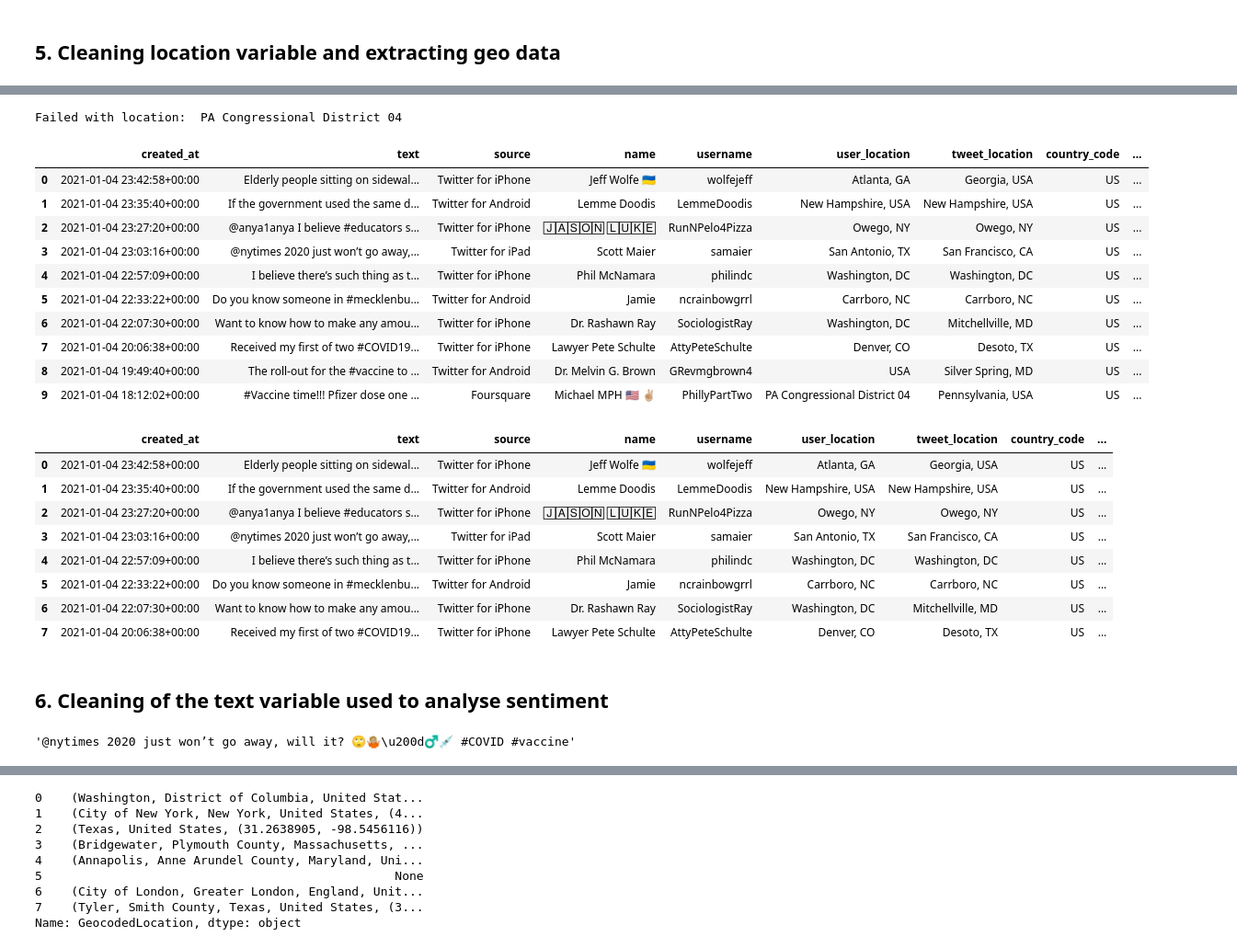
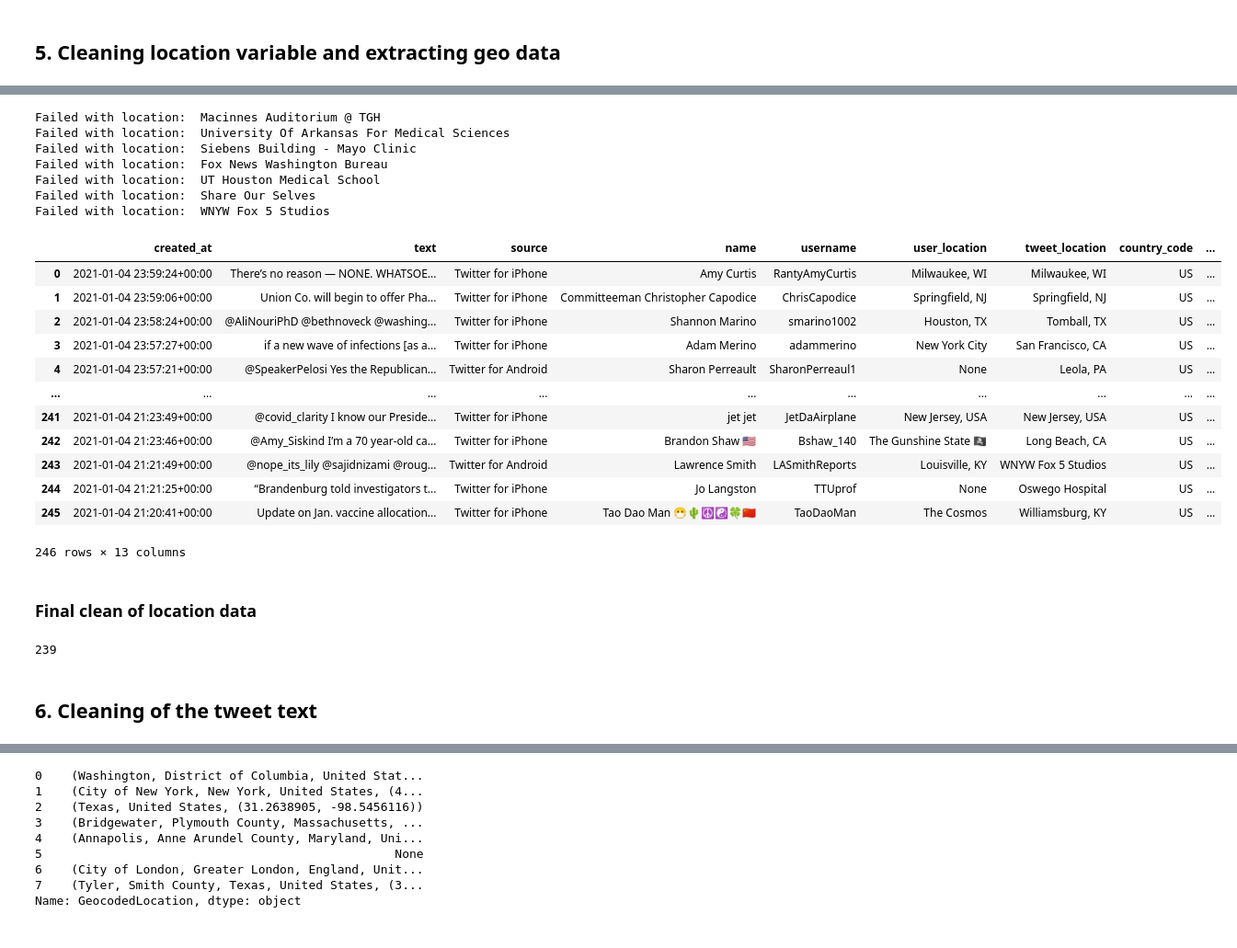
Before and after one commit to ChristianFogtdal/2Heste, a Jupyter notebook: Exam Project/Actual Exam project.ipynb, the cells around one changed output, grey strips where cells are left out. Shown: that part at 92% size. Drawn from its saved outputs; the diff is of its cells as text; code cells hidden in the pictures.

```diff
--- a/Exam Project/Actual Exam project.ipynb
+++ b/Exam Project/Actual Exam project.ipynb
@@ -133,9 +155,16 @@ tweets_df
 # %%
 def cleaner(document_location):
+    """
+    Cleaning location variable for:
+    mentions (@user),
+    removes "#",
+    removes everything after "/" since some users has multiple locations split by "/", - we take the first location.
+    try/except is used since the used method cannot be applied on empty values.
+    """
     try:
-        #document_location = document_location.lower() #To lower case
         document_location = re.sub(r'@[^\s]+','',document_location) #removes @user
         document_location = re.sub(r'#[^\s]+','',document_location) #removes #hashtag
+        document_location = re.sub(r'\/.*$','',document_location) #removes everything after / since some has multiple "homes", - we take the first
         #document_location = re.sub(r'[\d-]','',document_location) #removes digits
         #document_location = re.sub(r'[^\w\s]','', document_location) #Remove non-alphanumeric characters
         return document_location
@@ -159,44 +192,62 @@ tweets_df
 # %%
-geolocator = Nominatim(user_agent="geoapiExercises")
+geolocator = Nominatim(user_agent="Christian Fogtdal, Student at Copenhagen University, rxw556@alumni.ku.dk")
 
 def city_state_country(row):
-    coord = f"{row['user_location']}"
-    sleep(0.5)
+    """
+    Using Nomatim API to get consistant data of city/state/country from a given country string,
+    - problem was that Twitter users either has "city, state" or "state, country", or something even less usable since location is a free text field.
+
+    The code iterates over each row, and extracts city/state/country if applicable.
+    Sleep time is set to 1 second. - This is requested by the provider.
+    If not applicable the code returns the input.
+    """
+    coord = f"{row['tweet_location']}"
+    sleep(1) #Nomatim is free to use, but requires users to only request 60x/min
     location = geolocator.geocode(coord,exactly_one=True, addressdetails=True)
     if not location:
         # if you see many in a row, it's probably Nominatim blocking you.
         # if it's just every once in a while, there were just some bad results.
         print('Failed with location: ', coord)
         row['city'], row['state'], row['country'] = None, None, None
         return row
     address = location.raw['address']
     city = address.get('city', '')
     state = address.get('state', '')
     country = address.get('country', '')
     row['city'] = city
     row['state'] = state
     row['country'] = country
     return row
 
 tweets_df = tweets_df.apply(city_state_country, axis=1)
 tweets_df
 # %% [output]
-Failed with location:  PA Congressional District 04
+Failed with location:  Macinnes Auditorium @ TGH
+Failed with location:  University Of Arkansas For Medical Sciences
+Failed with location:  Siebens Building - Mayo Clinic
+Failed with location:  Fox News Washington Bureau
+Failed with location:  UT Houston Medical School
+Failed with location:  Share Our Selves
+Failed with location:  WNYW Fox 5 Studios
 |  | created_at | text | source | name | username | user_location | tweet_location | country_code | ... |
-| 0 | 2021-01-04 23:42:58+00:00 | Elderly people sitting on sidewal... | Twitter for iPhone | Jeff Wolfe 🇺🇦 | wolfejeff | Atlanta, GA | Georgia, USA | US | ... |
-| 1 | 2021-01-04 23:35:40+00:00 | If the government used the same d... | Twitter for Android | Lemme Doodis | LemmeDoodis | New Hampshire, USA | New Hampshire, USA | US | ... |
-| 2 | 2021-01-04 23:27:20+00:00 | @anya1anya I believe #educators s... | Twitter for iPhone | 🄹🄰🅂🄾🄽 🄻🅄🄺🄴 | RunNPelo4Pizza | Owego, NY | Owego, NY | US | ... |
-| 3 | 2021-01-04 23:03:16+00:00 | @nytimes 2020 just won’t go away,... | Twitter for iPad | Scott Maier | samaier | San Antonio, TX | San Francisco, CA | US | ... |
-| 4 | 2021-01-04 22:57:09+00:00 | I believe there’s such thing as t... | Twitter for iPhone | Phil McNamara | philindc | Washington, DC | Washington, DC | US | ... |
-| 5 | 2021-01-04 22:33:22+00:00 | Do you know someone in #mecklenbu... | Twitter for Android | Jamie | ncrainbowgrrl | Carrboro, NC | Carrboro, NC | US | ... |
-| 6 | 2021-01-04 22:07:30+00:00 | Want to know how to make any amou... | Twitter for iPhone | Dr. Rashawn Ray | SociologistRay | Washington, DC | Mitchellville, MD | US | ... |
-| 7 | 2021-01-04 20:06:38+00:00 | Received my first of two #COVID19... | Twitter for iPhone | Lawyer Pete Schulte | AttyPeteSchulte | Denver, CO | Desoto, TX | US | ... |
-| 8 | 2021-01-04 19:49:40+00:00 | The roll-out for the #vaccine to ... | Twitter for Android | Dr. Melvin G. Brown | GRevmgbrown4 | USA | Silver Spring, MD | US | ... |
-| 9 | 2021-01-04 18:12:02+00:00 | #Vaccine time!!! Pfizer dose one ... | Foursquare | Michael MPH 🇺🇸 ✌🏼 | PhillyPartTwo | PA Congressional District 04 | Pennsylvania, USA | US | ... |
+| 0 | 2021-01-04 23:59:24+00:00 | There’s no reason — NONE. WHATSOE... | Twitter for iPhone | Amy Curtis | RantyAmyCurtis | Milwaukee, WI | Milwaukee, WI | US | ... |
+| 1 | 2021-01-04 23:59:06+00:00 | Union Co. will begin to offer Pha... | Twitter for iPhone | Committeeman Christopher Capodice | ChrisCapodice | Springfield, NJ | Springfield, NJ | US | ... |
+| 2 | 2021-01-04 23:58:24+00:00 | @AliNouriPhD @bethnoveck @washing... | Twitter for iPhone | Shannon Marino | smarino1002 | Houston, TX | Tomball, TX | US | ... |
+| 3 | 2021-01-04 23:57:27+00:00 | if a new wave of infections [as a... | Twitter for iPhone | Adam Merino | adammerino | New York City | San Francisco, CA | US | ... |
+| 4 | 2021-01-04 23:57:21+00:00 | @SpeakerPelosi Yes the Republican... | Twitter for Android | Sharon Perreault | SharonPerreaul1 | None | Leola, PA | US | ... |
+| ... | ... | ... | ... | ... | ... | ... | ... | ... | ... |
+| 241 | 2021-01-04 21:23:49+00:00 | @covid_clarity I know our Preside... | Twitter for iPhone | jet jet | JetDaAirplane | New Jersey, USA | New Jersey, USA | US | ... |
+| 242 | 2021-01-04 21:23:46+00:00 | @Amy_Siskind I’m a 70 year-old ca... | Twitter for iPhone | Brandon Shaw 🇺🇸 | Bshaw_140 | The Gunshine State 🏴‍☠️ | Long Beach, CA | US | ... |
+| 243 | 2021-01-04 21:21:49+00:00 | @nope_its_lily @sajidnizami @roug... | Twitter for Android | Lawrence Smith | LASmithReports | Louisville, KY | WNYW Fox 5 Studios | US | ... |
+| 244 | 2021-01-04 21:21:25+00:00 | “Brandenburg told investigators t... | Twitter for iPhone | Jo Langston | TTUprof | None | Oswego Hospital | US | ... |
+| 245 | 2021-01-04 21:20:41+00:00 | Update on Jan. vaccine allocation... | Twitter for iPhone | Tao Dao Man 😷🌵☮☯️🍀🇨🇳 | TaoDaoMan | The Cosmos | Williamsburg, KY | US | ... |
+246 rows × 13 columns
+# %% [markdown]
+### Final clean of location data
 # %%
 # Removes rows, where country != 'United States'.
 # This is often due to free text, where the user for example has written 'my bed' or 'the city'
-# 'the city' returns "City of London", which is why it is removed.
+# I.e. 'the city' returns "City of London", which is why it is removed.
 tweets_df = tweets_df.drop(tweets_df[tweets_df.country != 'United States'].index)
 
 #Empty values to NaN
@@ -206,21 +257,9 @@ tweets_df['state'].replace('', np.nan, inplace=True)
 # Also removes rows without state info
 tweets_df[~tweets_df['state'].isnull()]
 tweets_df.dropna(subset=['state'], inplace=True)
-tweets_df
+len(tweets_df)
 # %% [output]
-|  | created_at | text | source | name | username | user_location | tweet_location | country_code | ... |
-| 0 | 2021-01-04 23:42:58+00:00 | Elderly people sitting on sidewal... | Twitter for iPhone | Jeff Wolfe 🇺🇦 | wolfejeff | Atlanta, GA | Georgia, USA | US | ... |
-| 1 | 2021-01-04 23:35:40+00:00 | If the government used the same d... | Twitter for Android | Lemme Doodis | LemmeDoodis | New Hampshire, USA | New Hampshire, USA | US | ... |
-| 2 | 2021-01-04 23:27:20+00:00 | @anya1anya I believe #educators s... | Twitter for iPhone | 🄹🄰🅂🄾🄽 🄻🅄🄺🄴 | RunNPelo4Pizza | Owego, NY | Owego, NY | US | ... |
-| 3 | 2021-01-04 23:03:16+00:00 | @nytimes 2020 just won’t go away,... | Twitter for iPad | Scott Maier | samaier | San Antonio, TX | San Francisco, CA | US | ... |
-| 4 | 2021-01-04 22:57:09+00:00 | I believe there’s such thing as t... | Twitter for iPhone | Phil McNamara | philindc | Washington, DC | Washington, DC | US | ... |
-| 5 | 2021-01-04 22:33:22+00:00 | Do you know someone in #mecklenbu... | Twitter for Android | Jamie | ncrainbowgrrl | Carrboro, NC | Carrboro, NC | US | ... |
-| 6 | 2021-01-04 22:07:30+00:00 | Want to know how to make any amou... | Twitter for iPhone | Dr. Rashawn Ray | SociologistRay | Washington, DC | Mitchellville, MD | US | ... |
-| 7 | 2021-01-04 20:06:38+00:00 | Received my first of two #COVID19... | Twitter for iPhone | Lawyer Pete Schulte | AttyPeteSchulte | Denver, CO | Desoto, TX | US | ... |
+239
 # %% [markdown]
-## 6. Cleaning of the text variable used to analyse sentiment
+## 6. Cleaning of the tweet text
-# %%
-tweets_df.text[3]
-# %% [output]
-'@nytimes 2020 just won’t go away, will it? 🙄🤷🏼\u200d♂️💉 #COVID #vaccine'
 # %%
```
Also changed, not shown: parts of 42 cells of this notebook, 2 other files.
